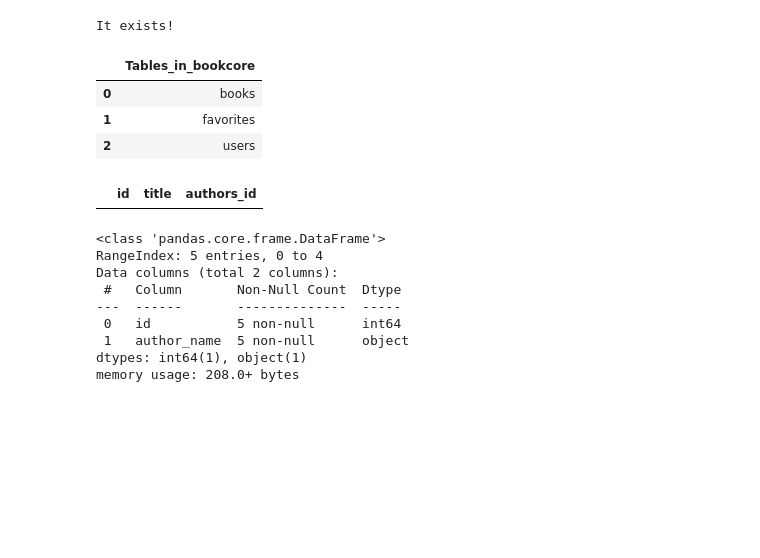
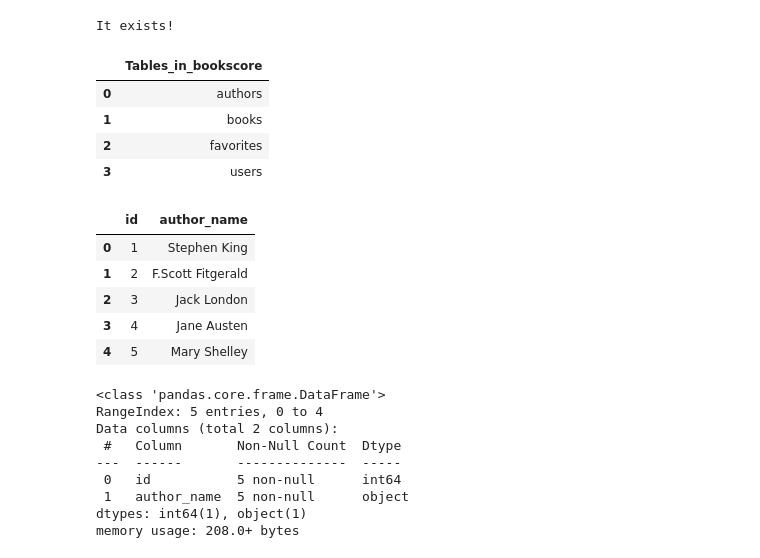
Before and after one commit to rebeccabosneac/books--core--, a Jupyter notebook: Books (CORE).ipynb, the cells around one changed output. Drawn from its saved outputs; the diff is of its cells as text; code cells hidden in the pictures; blank space fills up the shorter version.

Commit message:
books

```diff
--- a/Books (CORE).ipynb
+++ b/Books (CORE).ipynb
@@ -12,7 +12,7 @@ from sqlalchemy.types import VARCHAR, INTEGER
 username = "root"
 password = "root"
 
-connection = f"mysql+pymysql://{username}:{password}@localhost/bookcore"
+connection = f"mysql+pymysql://{username}:{password}@localhost/bookscore"
 engine = create_engine(connection)
 conn = engine.connect()
 # %%
@@ -28,15 +28,21 @@ It exists!
 q = '''SHOW TABLES;'''
 pd.read_sql(q, conn)
 # %% [output]
-|  | Tables_in_bookcore |
-| 0 | books |
-| 1 | favorites |
-| 2 | users |
+|  | Tables_in_bookscore |
+| 0 | authors |
+| 1 | books |
+| 2 | favorites |
+| 3 | users |
 # %%
-q = '''SELECT * FROM books'''
+q = '''SELECT * FROM authors'''
 pd.read_sql(q, conn)
 # %% [output]
-|  | id | title | authors_id |
+|  | id | author_name |
+| 0 | 1 | Stephen King |
+| 1 | 2 | F.Scott Fitgerald |
+| 2 | 3 | Jack London |
+| 3 | 4 | Jane Austen |
+| 4 | 5 | Mary Shelley |
 # %%
 authors = pd.read_csv('Data/authors.csv')
 authors.head()
```
Also changed, not shown: parts of 20 cells of this notebook, 1 other file.
